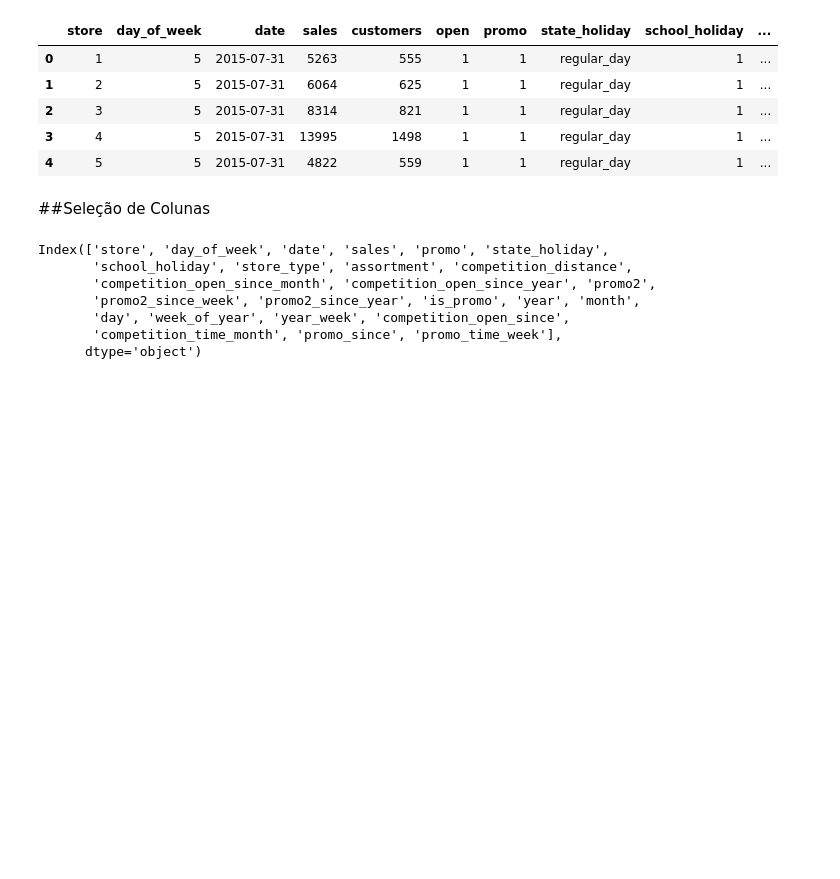
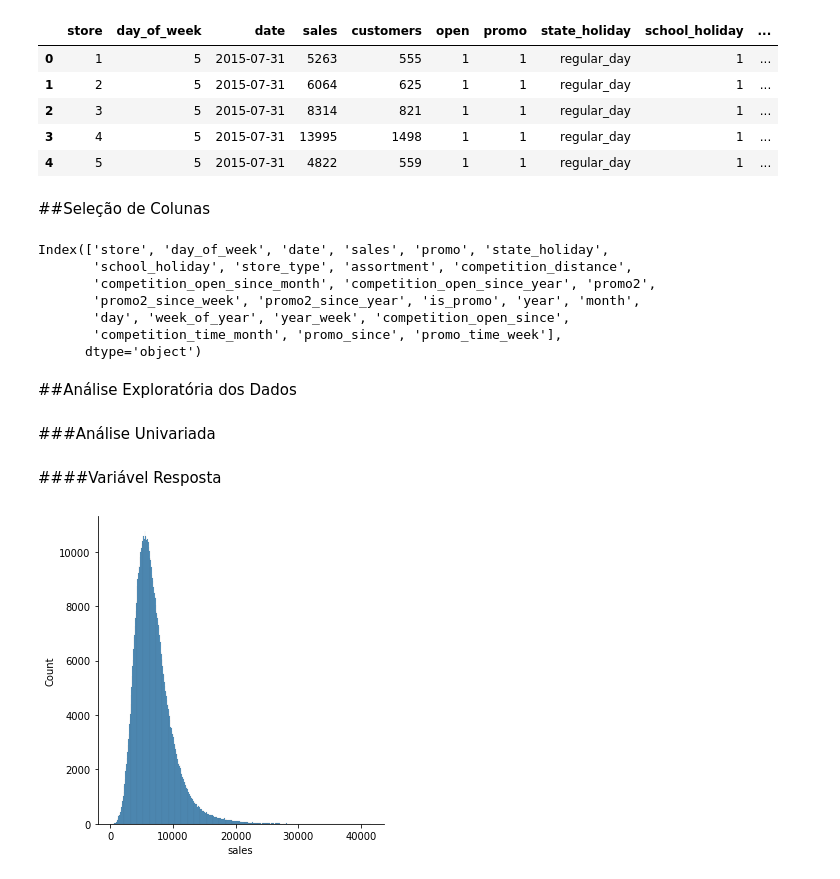
Before and after one commit to Marcus-V-Freitas/Predicao_Vendas_Loja, a Jupyter notebook: Predição_das_vendas_de_uma_loja.ipynb, the cells around one changed output. Cells and saved outputs as stored; diff of their text form; code cells hidden in the pictures; blank space fills up the shorter version.

Commit message:
Adicionada seção de análise exploratória
análise univariada

```diff
--- a/Predição_das_vendas_de_uma_loja.ipynb
+++ b/Predição_das_vendas_de_uma_loja.ipynb
@@ -446,3 +456,15 @@ Index(['store', 'day_of_week', 'date', 'sales', 'promo', 'state_holiday',
        'day', 'week_of_year', 'year_week', 'competition_open_since',
        'competition_time_month', 'promo_since', 'promo_time_week'],
       dtype='object')
+# %% [markdown]
+##Análise Exploratória dos Dados
+# %%
+df4=df3.copy()
+# %% [markdown]
+###Análise Univariada
+# %% [markdown]
+####Variável Resposta
+# %%
+sns.displot(df4['sales']);
+# %% [output]
+[figure, added]
```
Also changed, not shown: parts of 9 cells of this notebook.
